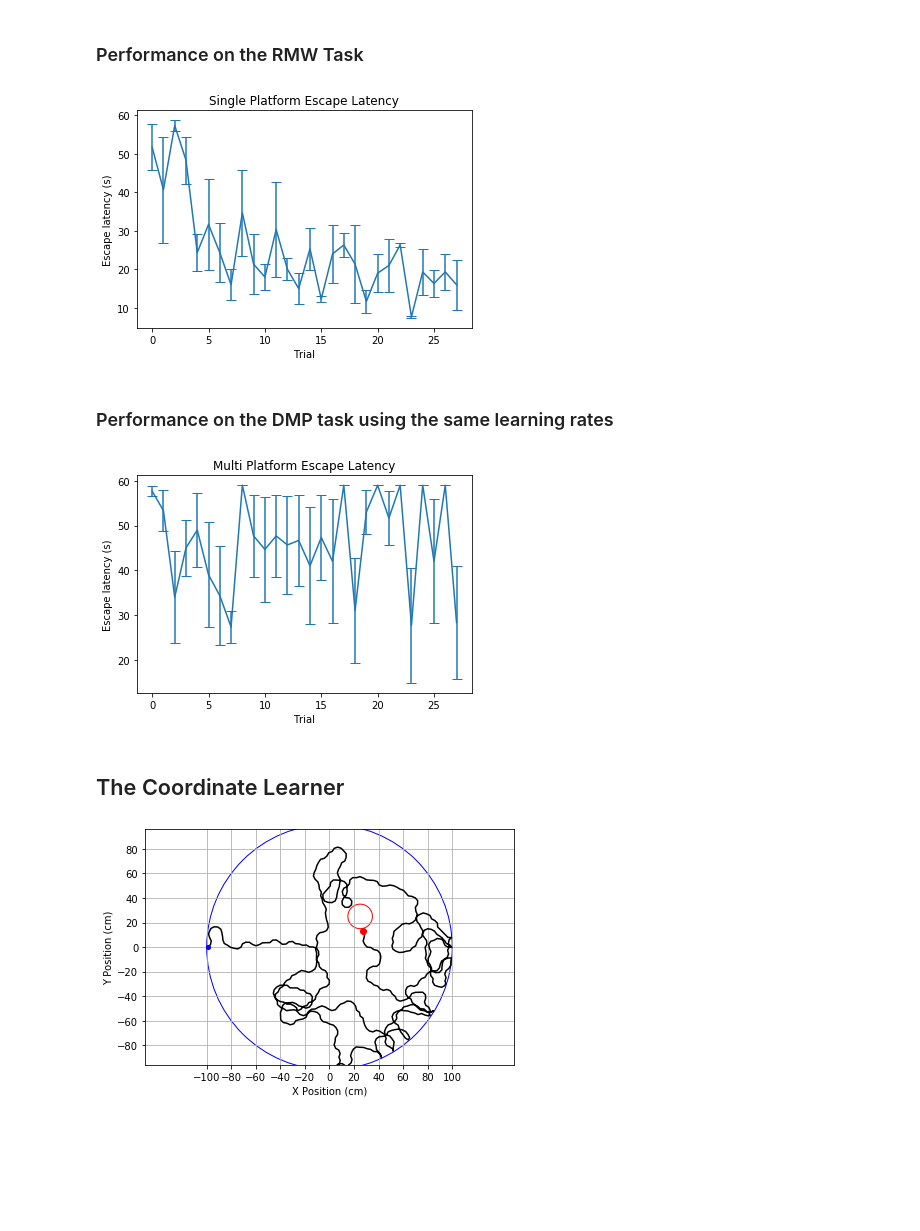
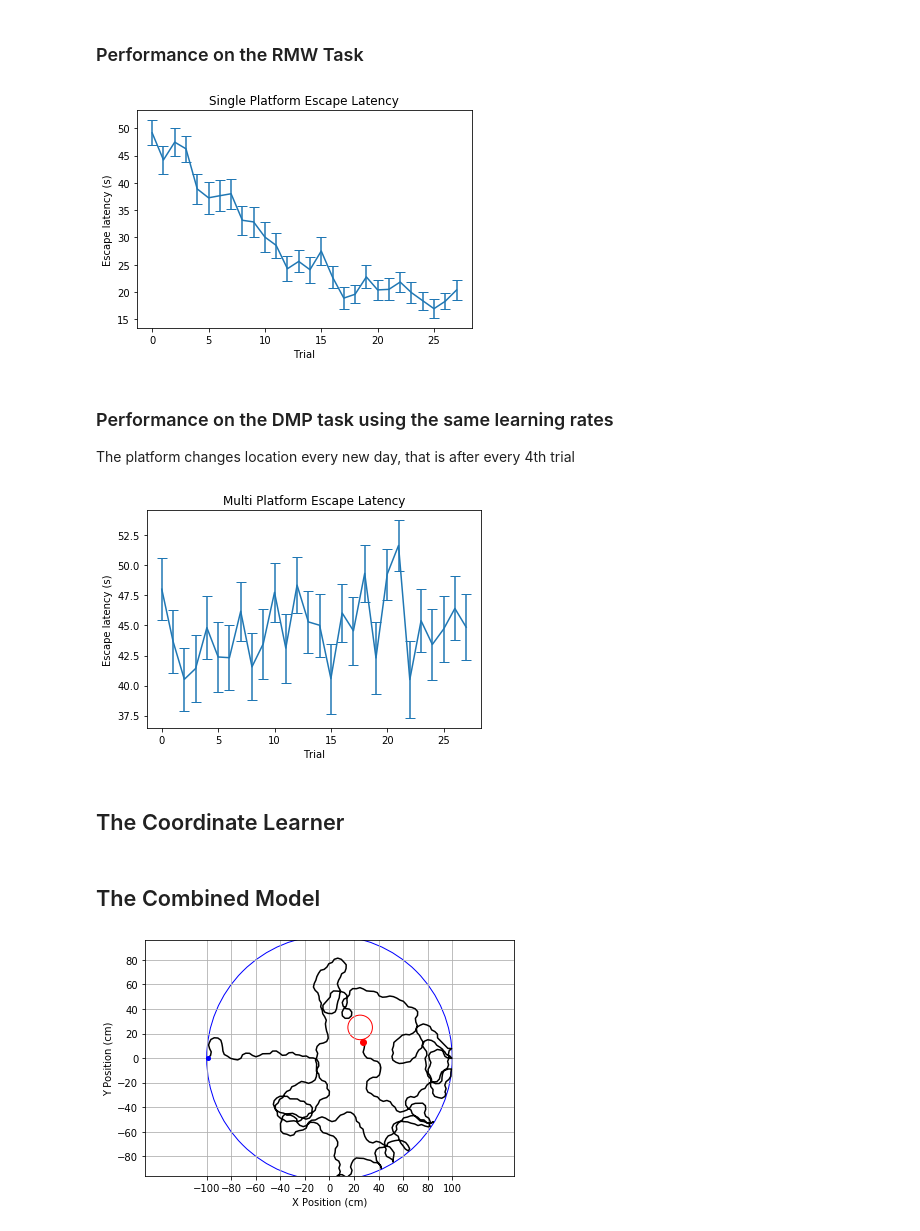
Before and after one commit to affanjilani/temporal-difference-learning, a Jupyter notebook: watermaze_template.ipynb, the cells around one changed output. Drawn from its saved outputs; the diff is of its cells as text; code cells hidden in the pictures; blank space fills up the shorter version.

```diff
--- a/watermaze_template.ipynb
+++ b/watermaze_template.ipynb
@@ -708,19 +705,20 @@ def plot_escape_latency_by_trial(title, mean, std_err):
 # %% [markdown]
 ### Performance on the RMW Task
 # %%
-escape_latencies_actor_critic = calculate_escape_latencies(iterations=3)
+escape_latencies_actor_critic = calculate_escape_latencies(iterations=50)
 plot_escape_latency_by_trial('Single Platform Escape Latency',
                              escape_latencies_actor_critic[0], escape_latencies_actor_critic[1])
 # %% [output]
-[figure, old version]
+[figure, new version]
 # %% [markdown]
 ### Performance on the DMP task using the same learning rates
+The platform changes location every new day, that is after every 4th trial
 # %%
-escape_latencies_multiplatform = calculate_escape_latencies(iterations=3, multiplatform=True)
+escape_latencies_multiplatform = calculate_escape_latencies(iterations=50, multiplatform=True)
 plot_escape_latency_by_trial('Multi Platform Escape Latency',
                              escape_latencies_multiplatform[0], escape_latencies_multiplatform[1])
 # %% [output]
-[figure, old version]
+[figure, new version]
 # %% [markdown]
 ## The Coordinate Learner
 # %%
@@ -777,0 +820,2 @@ class CoordinateModel(object):
+# %% [markdown]
+## The Combined Model
```
Also changed, not shown: parts of 3 cells of this notebook.
